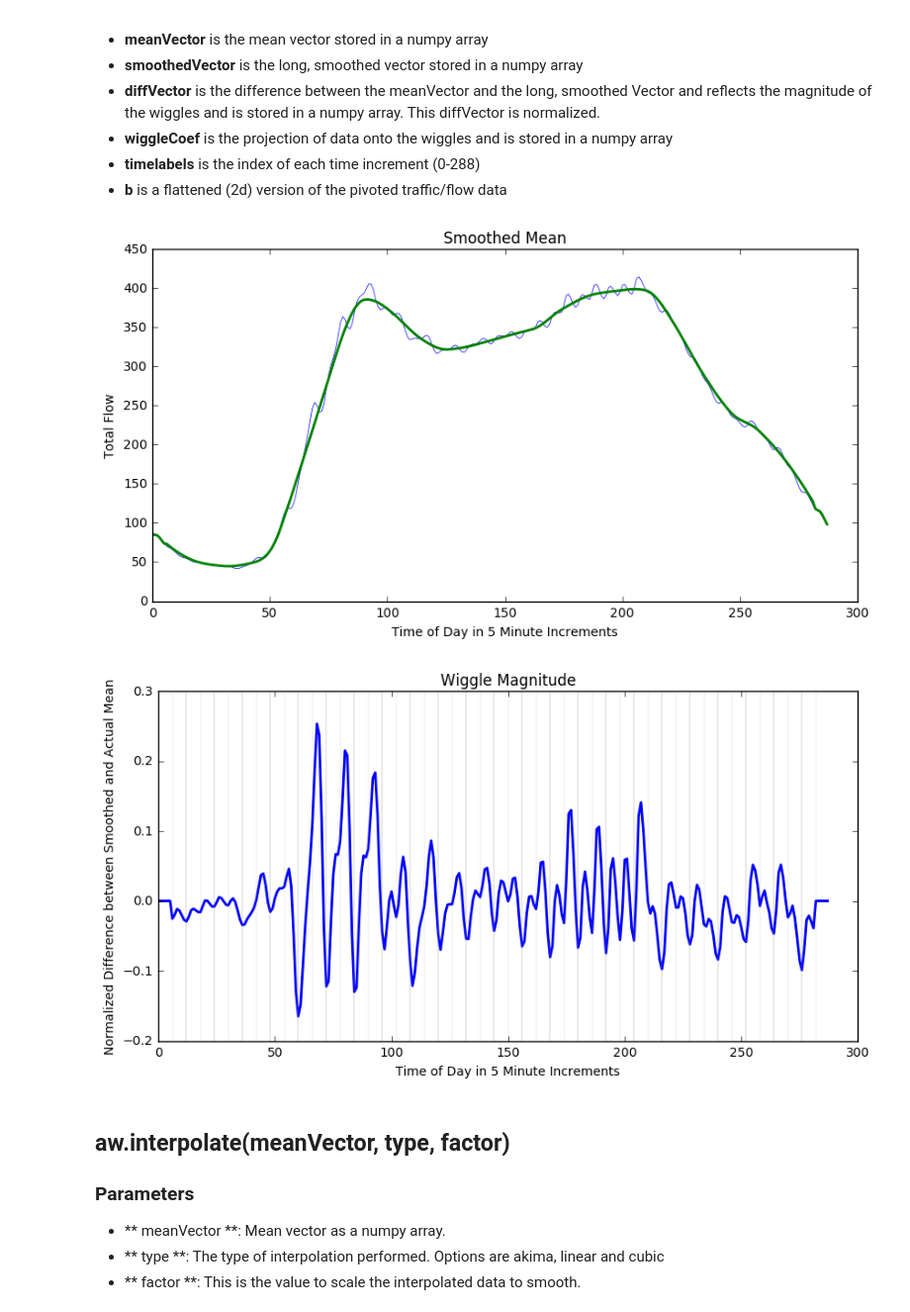
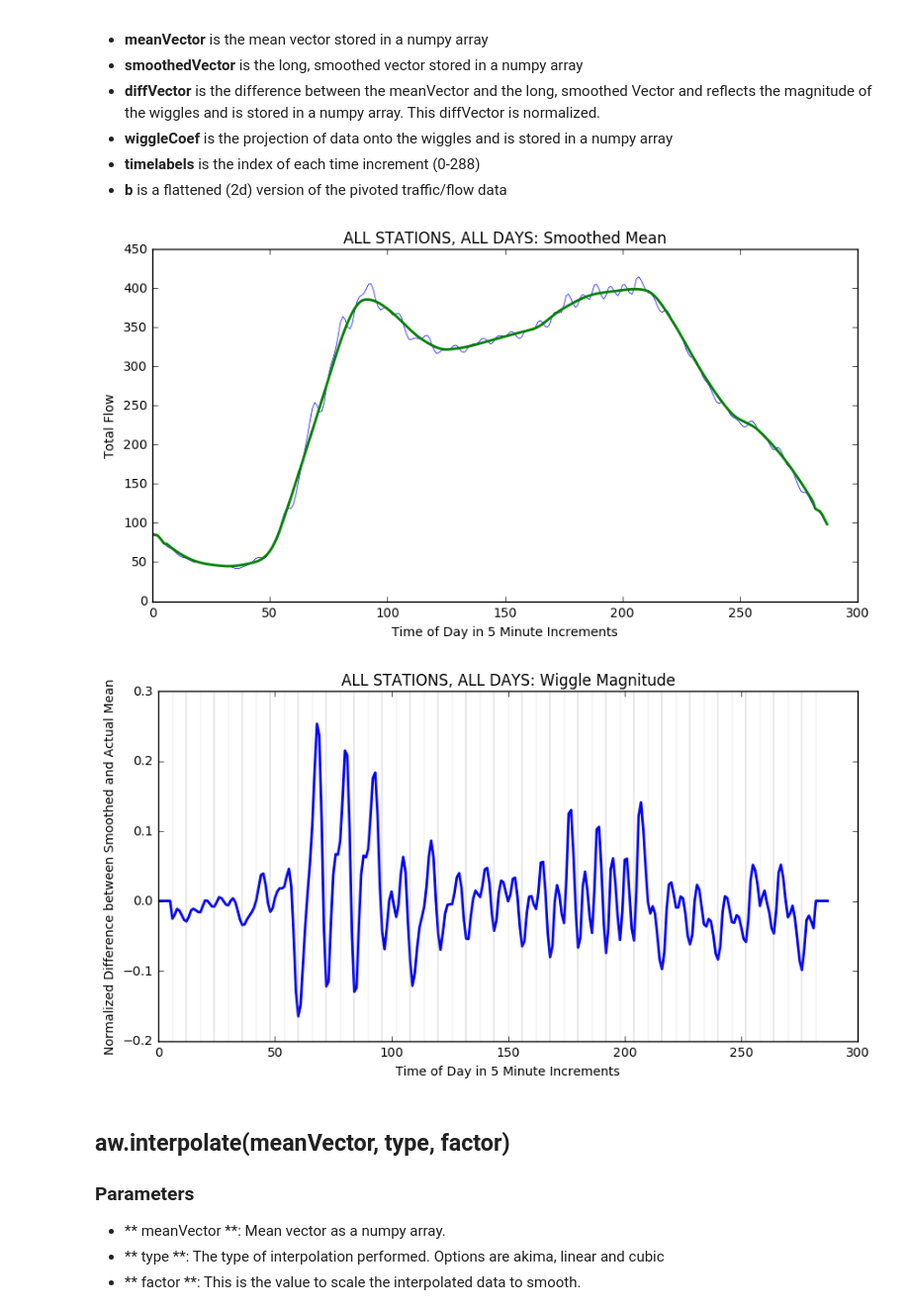
Before and after one commit to abrespect/DSE_Cohort2_Traffic_Capstone, a Jupyter notebook: C2 Exploratory/analyzeWiggles-example.ipynb, the cells around one changed output. Shown at 99% size. Drawn from its saved outputs; the diff is of its cells as text; code cells hidden in the pictures.

Commit message:
upload wiggles

```diff
--- a/C2 Exploratory/analyzeWiggles-example.ipynb
+++ b/C2 Exploratory/analyzeWiggles-example.ipynb
@@ -27,27 +27,27 @@ smoothed Vector and reflects the magnitude of the wiggles and is stored in a num
 # %%
 vectors = aw.smooth(mvpath, 'akima', 12)
 plt.figure(figsize = (10,5))
 plt.plot(vectors['meanVector'], linewidth=.5)
 plt.plot(vectors['timelabels'], vectors['smoothedVector'], linewidth=2)
-plt.title("Smoothed Mean")
+plt.title("ALL STATIONS, ALL DAYS: Smoothed Mean")
 plt.xlabel('Time of Day in 5 Minute Increments')
 plt.ylabel('Total Flow')
 plt.show()
 
 plt.figure(figsize = (10,5))
 plt.plot(vectors['timelabels'],vectors['diffVector'], color="blue", linewidth=2)
-plt.title("Wiggle Magnitude")
+plt.title("ALL STATIONS, ALL DAYS: Wiggle Magnitude")
 for i in range(0,288,12):
     plt.axvline(x=i, linewidth=.25, color='gray')
     plt.axvline(x=i+6, linewidth=.1, color='gray')
     #plt.axvline(x=i+3, linewidth=.25, color='purple')
     #plt.axvline(x=i+9, linewidth=.25, color='purple')
 plt.xlabel('Time of Day in 5 Minute Increments')
 plt.ylabel('Normalized Difference between Smoothed and Actual Mean')
 plt.show()
 # %% [output]
-[figure, old version]
+[figure, new version]
-[figure, old version]
+[figure, new version]
 # %% [markdown]
 ## aw.interpolate(meanVector, type, factor)
 
```
Also changed, not shown: parts of 1 cell of this notebook, 2 other files.
